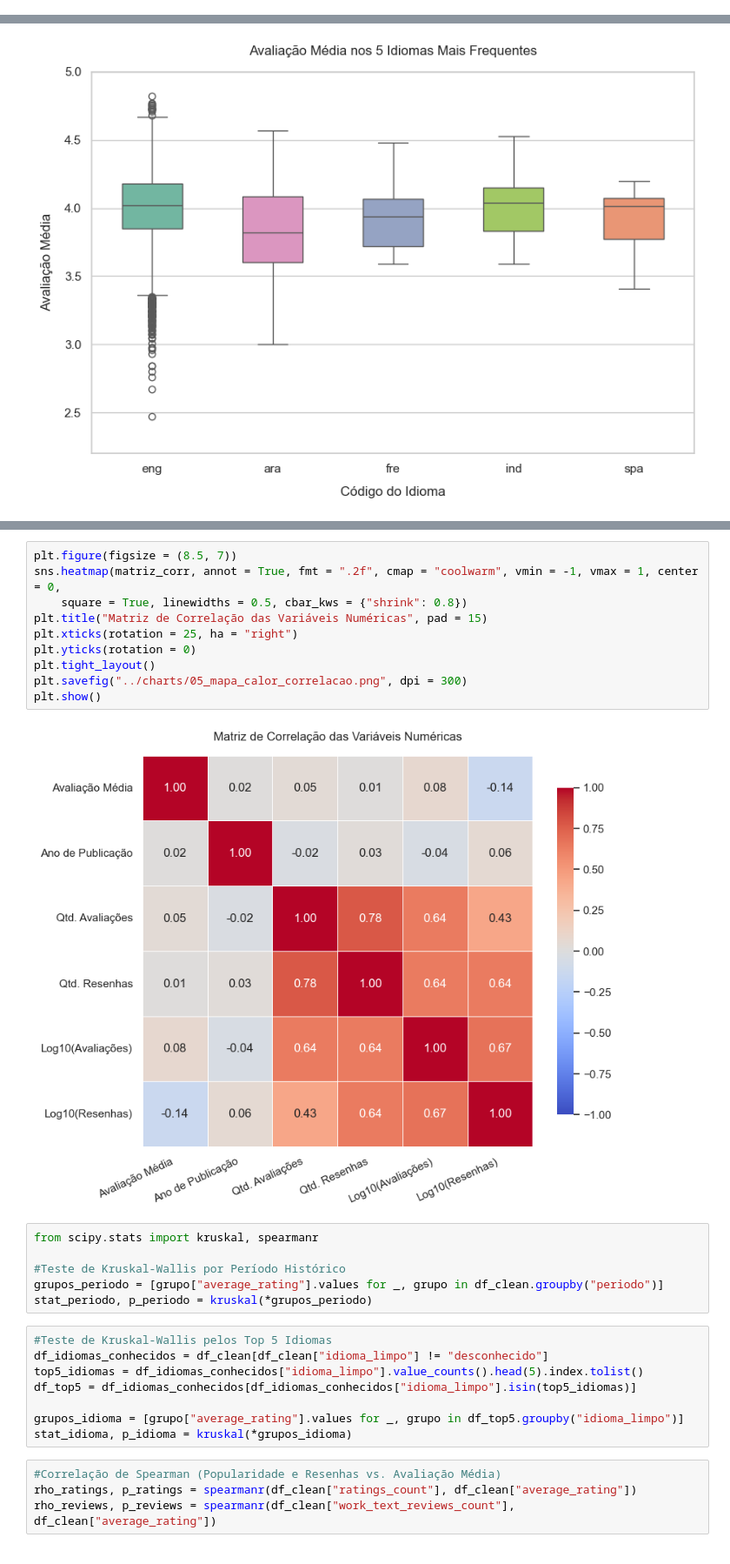
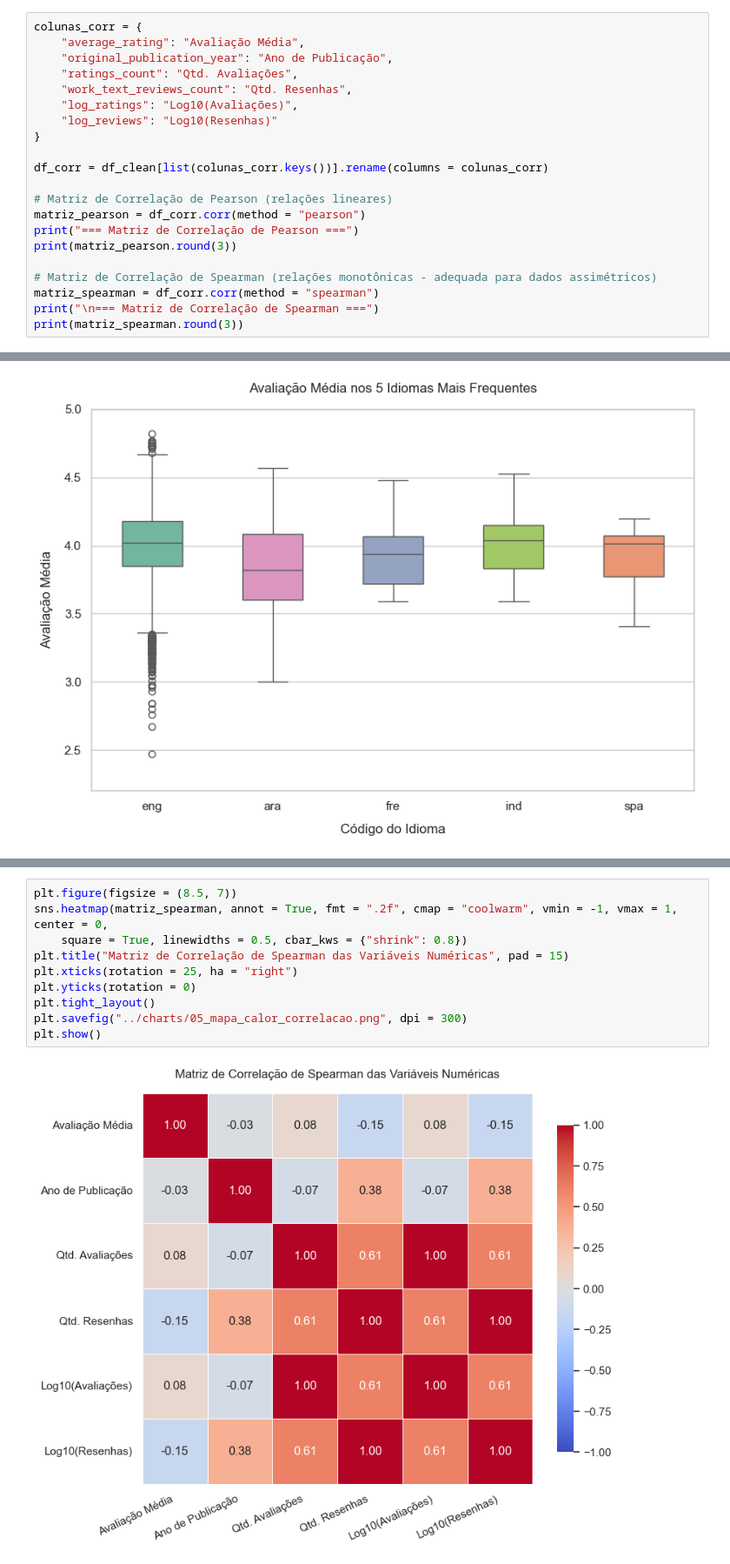
Before and after one commit to PazzottoKyo/goodreads-eda-analysis, a Jupyter notebook: py_notebooks/01_exploratory_data_analysis.ipynb, the cells around one changed output, grey strips where cells are left out. Shown at 87% size. Cells and saved outputs as stored; diff of their text form.

```diff
--- a/py_notebooks/01_exploratory_data_analysis.ipynb
+++ b/py_notebooks/01_exploratory_data_analysis.ipynb
@@ -207,0 +184,21 @@ Log10(Resenhas)                0.674            1.000
+# %%
+colunas_corr = {
+    "average_rating": "Avaliação Média",
+    "original_publication_year": "Ano de Publicação",
+    "ratings_count": "Qtd. Avaliações",
+    "work_text_reviews_count": "Qtd. Resenhas",
+    "log_ratings": "Log10(Avaliações)",
+    "log_reviews": "Log10(Resenhas)"
+}
+
+df_corr = df_clean[list(colunas_corr.keys())].rename(columns = colunas_corr)
+
+# Matriz de Correlação de Pearson (relações lineares)
+matriz_pearson = df_corr.corr(method = "pearson")
+print("=== Matriz de Correlação de Pearson ===")
+print(matriz_pearson.round(3))
+
+# Matriz de Correlação de Spearman (relações monotônicas - adequada para dados assimétricos)
+matriz_spearman = df_corr.corr(method = "spearman")
+print("\n=== Matriz de Correlação de Spearman ===")
+print(matriz_spearman.round(3))
@@ -278,30 +282,12 @@ matriz_corr = df_clean[list(colunas_corr.keys())].rename(columns = colunas_corr)
-# %%
-plt.figure(figsize = (8.5, 7))
-sns.heatmap(matriz_corr, annot = True, fmt = ".2f", cmap = "coolwarm", vmin = -1, vmax = 1, center = 0,
-    square = True, linewidths = 0.5, cbar_kws = {"shrink": 0.8})
-plt.title("Matriz de Correlação das Variáveis Numéricas", pad = 15)
-plt.xticks(rotation = 25, ha = "right")
-plt.yticks(rotation = 0)
-plt.tight_layout()
-plt.savefig("../charts/05_mapa_calor_correlacao.png", dpi = 300)
-plt.show()
-# %% [output]
-[figure, removed]
-# %%
-from scipy.stats import kruskal, spearmanr
-
-#Teste de Kruskal-Wallis por Período Histórico
-grupos_periodo = [grupo["average_rating"].values for _, grupo in df_clean.groupby("periodo")]
-stat_periodo, p_periodo = kruskal(*grupos_periodo)
-# %%
-#Teste de Kruskal-Wallis pelos Top 5 Idiomas
-df_idiomas_conhecidos = df_clean[df_clean["idioma_limpo"] != "desconhecido"]
-top5_idiomas = df_idiomas_conhecidos["idioma_limpo"].value_counts().head(5).index.tolist()
-df_top5 = df_idiomas_conhecidos[df_idiomas_conhecidos["idioma_limpo"].isin(top5_idiomas)]
-
-grupos_idioma = [grupo["average_rating"].values for _, grupo in df_top5.groupby("idioma_limpo")]
-stat_idioma, p_idioma = kruskal(*grupos_idioma)
-# %%
-#Correlação de Spearman (Popularidade e Resenhas vs. Avaliação Média)
-rho_ratings, p_ratings = spearmanr(df_clean["ratings_count"], df_clean["average_rating"])
-rho_reviews, p_reviews = spearmanr(df_clean["work_text_reviews_count"], df_clean["average_rating"])
+# %%
+plt.figure(figsize = (8.5, 7))
+sns.heatmap(matriz_spearman, annot = True, fmt = ".2f", cmap = "coolwarm", vmin = -1, vmax = 1, center = 0,
+    square = True, linewidths = 0.5, cbar_kws = {"shrink": 0.8})
+plt.title("Matriz de Correlação de Spearman das Variáveis Numéricas", pad = 15)
+plt.xticks(rotation = 25, ha = "right")
+plt.yticks(rotation = 0)
+plt.tight_layout()
+plt.savefig("../charts/05_mapa_calor_correlacao.png", dpi = 300)
+plt.show()
+# %% [output]
+[figure, added]
```
Also changed, not shown: parts of 16 cells of this notebook, 2 other files.
